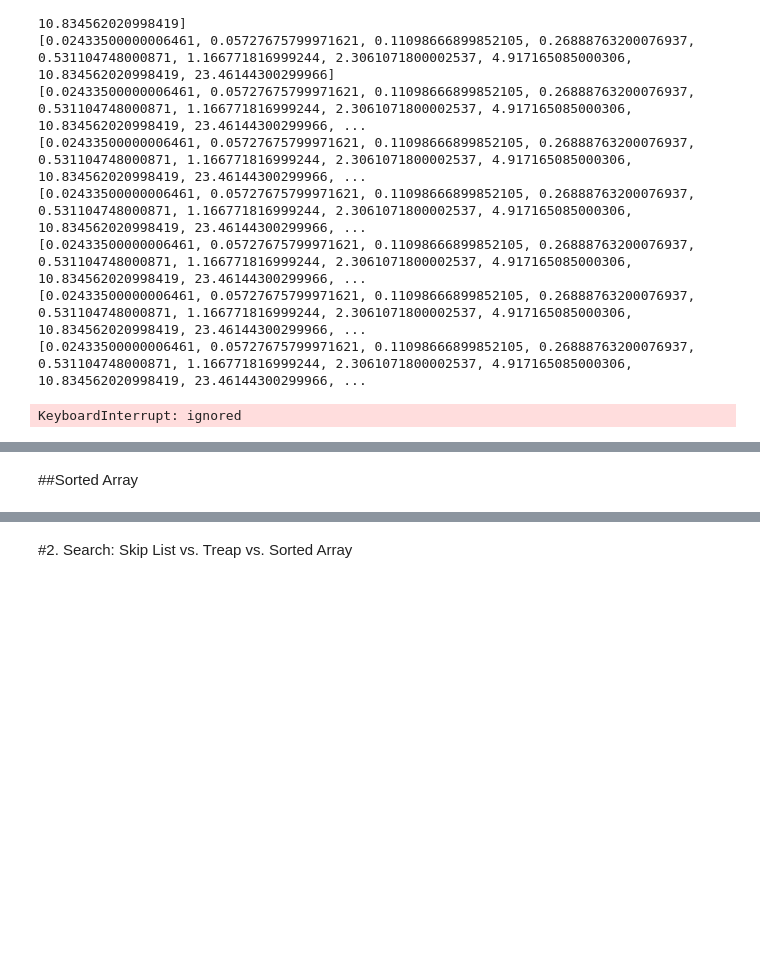
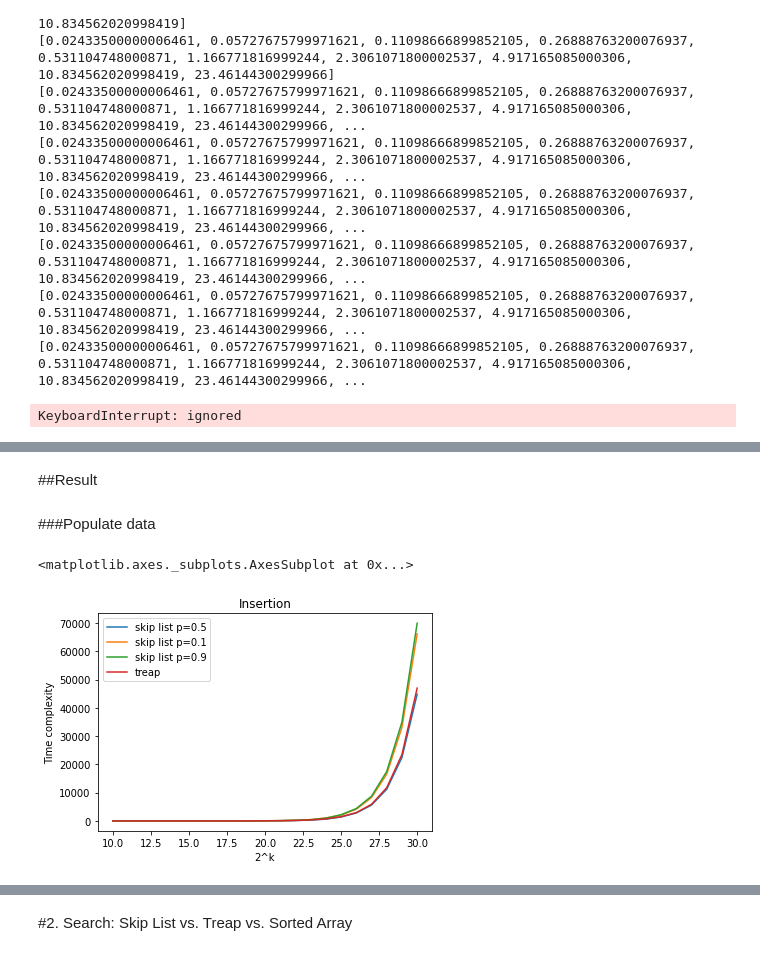
Before and after one commit to BensonHermes/2021_1101_Data_Structure, a Jupyter notebook: [DS]108307041_HW2.ipynb, the cells around one changed output, grey strips where cells are left out. Drawn from its saved outputs; the diff is of its cells as text; code cells hidden in the pictures; blank space fills up the shorter version.

```diff
--- a/[DS]108307041_HW2.ipynb
+++ b/[DS]108307041_HW2.ipynb
@@ -729,3 +687,3 @@ for i in range(10,31):
-# %% [markdown]
-##Sorted Array
+# %% [markdown]
+##Result
 # %%
@@ -751,0 +697,30 @@ treap = [0.009746294999786187, 0.02028780100044969, 0.04357354000057967, 0.09280
+# %% [markdown]
+###Populate data
+# %%
+while(len(skip_list)!=21):
+  skip_list.append(skip_list[len(skip_list)-1]*2)
+
+while(len(skip_list_pnt_one)!=21):
+  skip_list_pnt_one.append(skip_list_pnt_one[len(skip_list_pnt_one)-1]*2)
+
+while(len(skip_list_pnt_nine)!=21):
+  skip_list_pnt_nine.append(skip_list_pnt_nine[len(skip_list_pnt_nine)-1]*2)
+
+while(len(treap)!=21):
+  treap.append(treap[len(treap)-1]*2)
+
+while(len(sorted_arr)!=21):
+  sorted_arr.append(sorted_arr[len(sorted_arr)-1]*4)
+# %%
+insertion_df = pd.DataFrame({
+    'skip list p=0.5':skip_list,
+    'skip list p=0.1':skip_list_pnt_one,
+    'skip list p=0.9':skip_list_pnt_nine,
+    'treap':treap
+    # 'sorted array':sorted_arr
+})
+insertion_df.index = np.arange(10, len(insertion_df)+10)
+insertion_df.plot(xlabel='2^k', ylabel='Time complexity', title='Insertion')
+# %% [output]
+<matplotlib.axes._subplots.AxesSubplot at 0x...>
+[figure, added]
```
Also changed, not shown: parts of 41 cells of this notebook.
